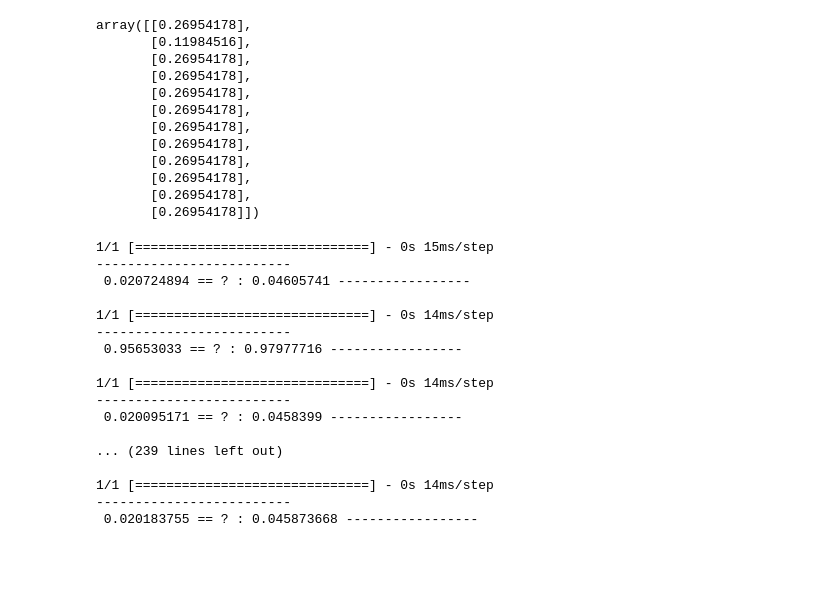
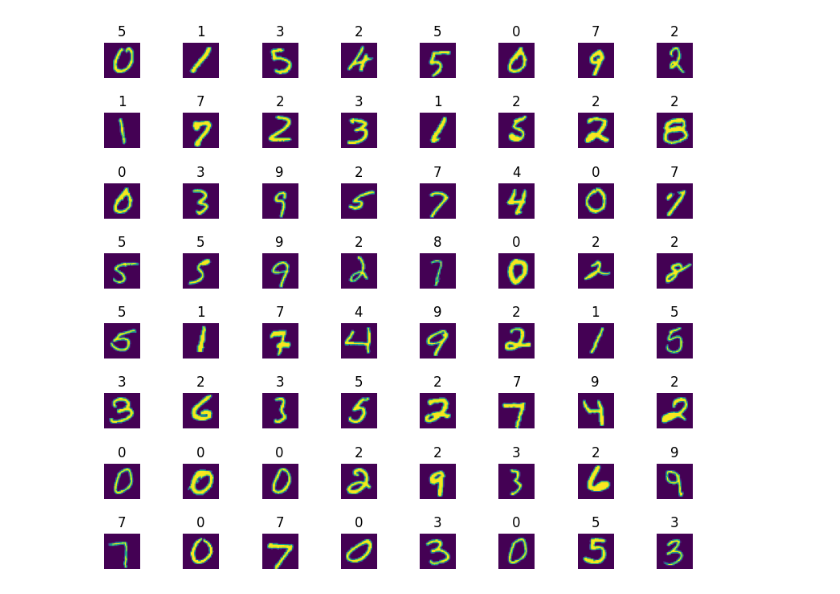
Before and after one commit to rachancheet/ml, a Jupyter notebook: neural_network/digit_recog.ipynb, the cells around one changed output. Cells and saved outputs as stored; diff of their text form; code cells hidden in the pictures; blank space fills up the shorter version.

```diff
--- a/neural_network/digit_recog.ipynb
+++ b/neural_network/digit_recog.ipynb
@@ -42,7 +73,7 @@ print(model.layers[0].weights[0])
 # %%
 model.compile(
-    loss=tf.keras.losses.BinaryCrossentropy(),
     optimizer=tf.keras.optimizers.Adam(0.001),
+    loss=tf.keras.losses.SparseCategoricalCrossentropy(from_logits=True)
 )
 
 model.fit(
@@ -55,14 +113,16 @@ X
-# %%
-def pre(num):
-    return 1 if num[0][0]>0.5 else 0
-print(pre(model.predict(X[0].reshape(1,400))))
-print(pre(model.predict(X[500].reshape(1,400))))
+# %%
+def pre(in_):
+    return np.argmax(tf.nn.softmax(model.predict(in_.reshape(1,784))).numpy()[0])
+# %%
+X_test = pd.read_csv('data/test.csv')
+X_test = np.array(X)[:1000]
 # %%
 fig,ax = pl.subplots(8,8,figsize=(8,8))
 fig.tight_layout(pad=1,rect=[0, 0.03, 1, 0.92])
 for i in range(ax.shape[0]):
     for j in range(ax.shape[1]):
         r = random.randint(1,999)
-        ax[i][j].set_title("%.3f"%(model.predict(X[r].reshape(1,400))[0][0]))
-        ax[i][j].imshow(X[r].reshape(20,20))
+        ax[i][j].set_title((pre(X_test[r])))
+        ax[i][j].imshow(X_test[r].reshape(28,28))
         ax[i][j].set_axis_off()
+# %% [output]
@@ -68,0 +146 @@ for i in range(ax.shape[0]):
+[figure, added]
@@ -108,47 +146,0 @@ def predict_(a_in,W,B):
-# %%
-v  = tf.reshape(tf.constant([1,2,1,1,1,1,1,1,1,1,1,1]),[-1,1])
-# v = np.array([1,2,1,1,1,1,1,1,1,1,1])
-sigmoid(v)
-# %% [output]
-array([[0.26954178],
-       [0.11984516],
-       [0.26954178],
-       [0.26954178],
-       [0.26954178],
-       [0.26954178],
-       [0.26954178],
-       [0.26954178],
-       [0.26954178],
-       [0.26954178],
-       [0.26954178],
-       [0.26954178]])
-# %%
-# fig,ax = pl.subplots(8,8,figsize=(8,8))
-# fig.tight_layout(pad=1,rect=[0, 0.03, 1, 0.92])
-for i in range(8):
-    for j in range(8):
-        r = random.randint(1,1000)
-        t_f = (model.predict(X[r].reshape(1,400))[0][0])
-        m_f = predict_(X[r],W,B)[0][0]
-        print("-------------------------\n",t_f,"== ? :",m_f,"-----------------\n")
-        # ax[i][j].set_title("%.3f"%(model.predict(X[r].reshape(1,400))[0][0]),)
-        # ax[i][j].imshow(X[r].reshape(20,20))
-        # ax[i][j].set_axis_off()
-# %% [output]
-1/1 [==============================] - 0s 15ms/step
--------------------------
- 0.020724894 == ? : 0.04605741 -----------------
-
-1/1 [==============================] - 0s 14ms/step
--------------------------
- 0.95653033 == ? : 0.97977716 -----------------
-
-1/1 [==============================] - 0s 14ms/step
--------------------------
- 0.020095171 == ? : 0.0458399 -----------------
-
-... (239 lines left out)
-
-1/1 [==============================] - 0s 14ms/step
--------------------------
- 0.020183755 == ? : 0.045873668 -----------------
```
Also changed, not shown: parts of 15 cells of this notebook, 21 other files.
